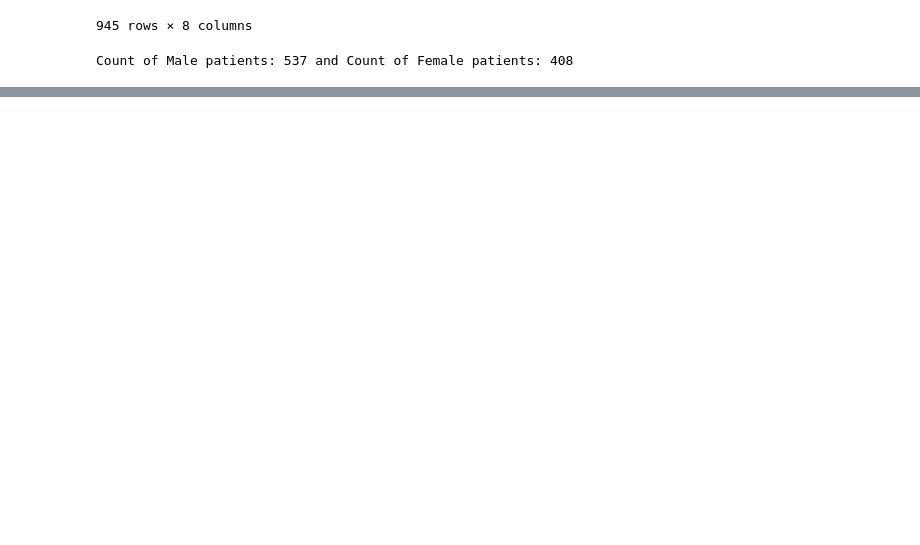
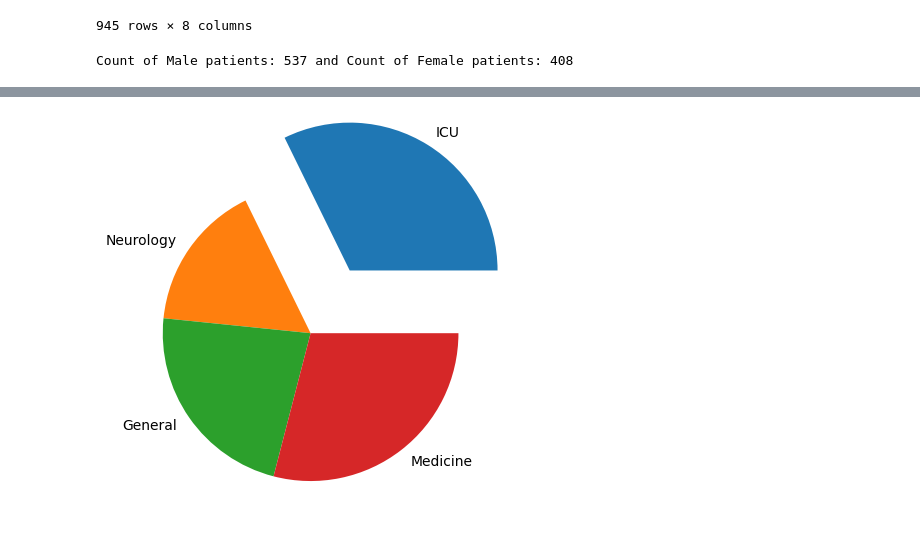
Before and after one commit to Team10repo/team10repo, a Jupyter notebook: Python_Hackathon_Devina.ipynb, the cells around one changed output, grey strips where cells are left out. Drawn from its saved outputs; the diff is of its cells as text; code cells hidden in the pictures; blank space fills up the shorter version.

```diff
--- a/Python_Hackathon_Devina.ipynb
+++ b/Python_Hackathon_Devina.ipynb
@@ -112,0 +221,14 @@ Count of Male patients: 537 and Count of Female patients: 408
+# %%
+#32. Create a pie chart by taking Service= ["ICU", "Neurology", "General", "Medicine"]
+# & ExpectedLOS=[10,5,7,9] & explode the wedge with highest LOS.
+#-----------------------------------------------------------------------------------------------------------------------------
+
+import matplotlib.pyplot as plt
+y = np.array([10,5,7,9])
+mylabels = ["ICU", "Neurology", "General", "Medicine"]
+myexplode = [y.max()*0.05, 0, 0, 0]
+plt.pie(y, labels = mylabels, explode = myexplode)
+# show the plot
+plt.show()
+# %% [output]
+[figure, added]
```
Also changed, not shown: parts of 20 cells of this notebook.
